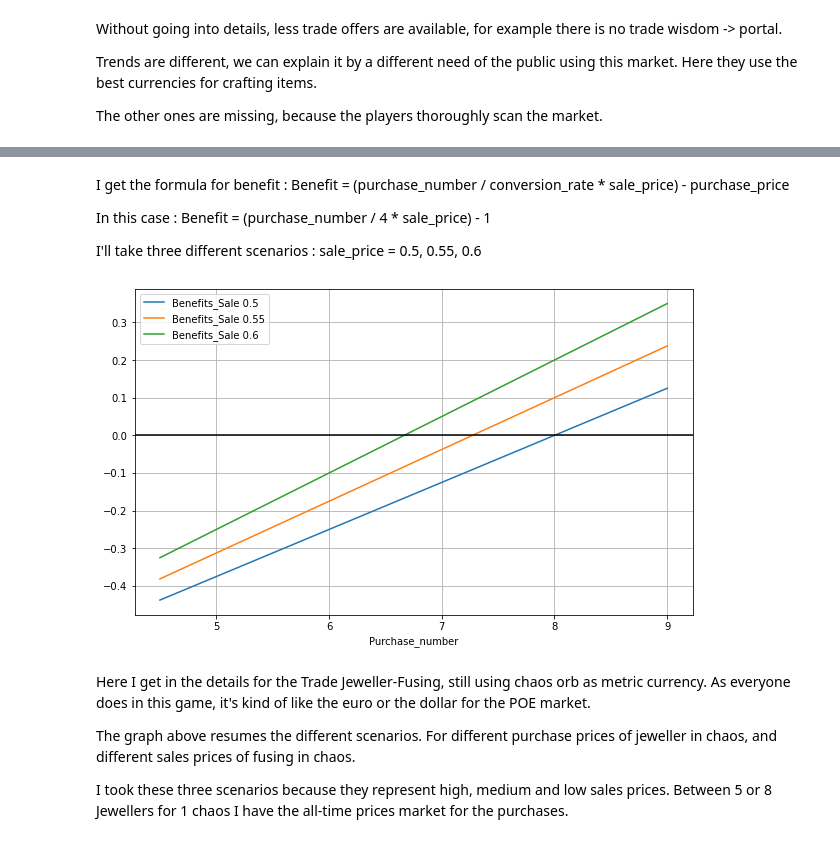
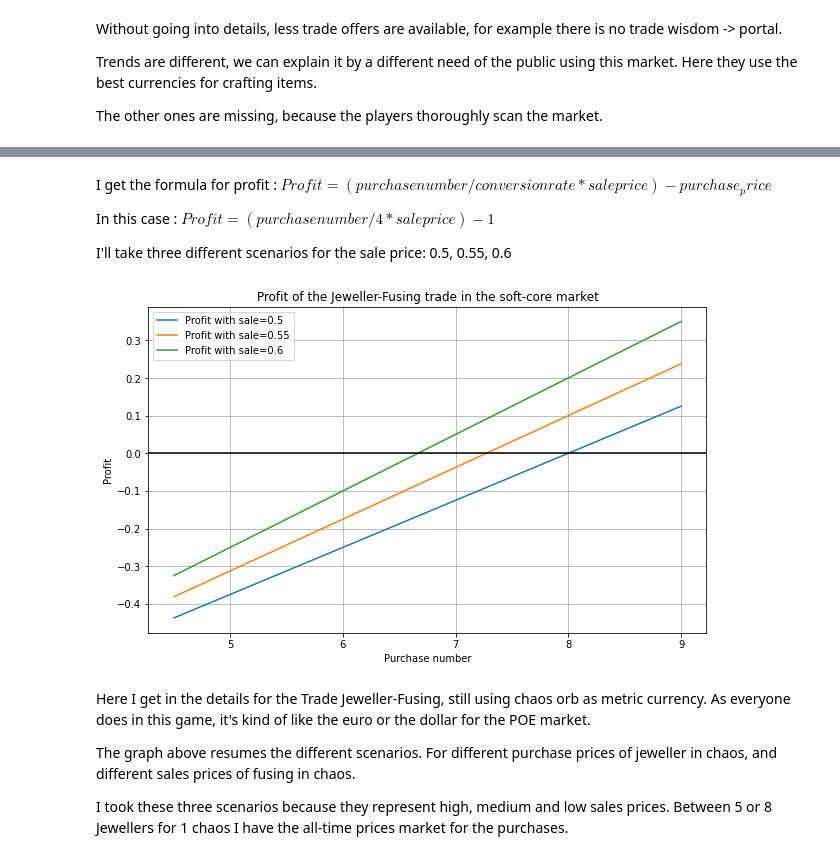
Before and after one commit to kerpa/Metagame_poe_currencies, a Jupyter notebook: POE_metagame_currencies.ipynb, the cells around one changed output, grey strips where cells are left out. Drawn from its saved outputs; the diff is of its cells as text; code cells hidden in the pictures.

```diff
--- a/POE_metagame_currencies.ipynb
+++ b/POE_metagame_currencies.ipynb
@@ -163,24 +185,30 @@ array([4.5       , 4.54545455, 4.59090909, 4.63636364, 4.68181818,
 # %% [markdown]
-I get the formula for benefit :
-Benefit = (purchase_number / conversion_rate * sale_price) - purchase_price
+I get the formula for profit :
+$Profit = (purchase number / conversion rate * sale price) - purchase_price$
 
 In this case :
-Benefit = (purchase_number / 4 * sale_price) - 1
+$Profit = (purchase number / 4 * sale price) - 1$
 
-I'll take three different scenarios : sale_price = 0.5, 0.55, 0.6
+I'll take three different scenarios for the sale price: 0.5, 0.55, 0.6
 # %%
-#
-Benef1 = list(map(lambda x: x/4*0.5-1, purchase_number))
-Benef2 = list(map(lambda x: x/4*0.55-1, purchase_number))
-Benef3 = list(map(lambda x: x/4*0.6-1, purchase_number))
+#initializing the range for purchases
+purchase_number = np.linspace(4.5, 9, 100)
+
+#I use 3 different scenarios for the sale price with 3 different lambdas functions
+profit1 = list(map(lambda x: x/4*0.5-1, purchase_number))
+profit2 = list(map(lambda x: x/4*0.55-1, purchase_number))
+profit3 = list(map(lambda x: x/4*0.6-1, purchase_number))
 # %%
-data = {'Purchase_number' : purchase_number, 'Benefits_Sale 0.5' : Benef1,'Benefits_Sale 0.55': Benef2,'Benefits_Sale 0.6' : Benef3 }
+data = {'Purchase_number' : purchase_number, 'Profit with sale=0.5' : profit1,'Profit with sale=0.55': profit2,'Profit with sale=0.6' : profit3 }
 df = pd.DataFrame(data)
 figure = df.plot(x='Purchase_number', figsize = (10,6))
 figure.axhline(y=0,color='k')
+figure.set_title('Profit of the Jeweller-Fusing trade in the soft-core market')
+figure.set_xlabel('Purchase number')
+figure.set_ylabel('Profit')
 figure.grid()
 # %% [output]
-[figure, old version]
+[figure, new version]
 # %% [markdown]
 Here I get in the details for the Trade Jeweller-Fusing, still using chaos orb as metric currency.
 As everyone does in this game, it's kind of like the euro or the dollar for the POE market.
```
Also changed, not shown: parts of 21 cells of this notebook, 5 other files.
